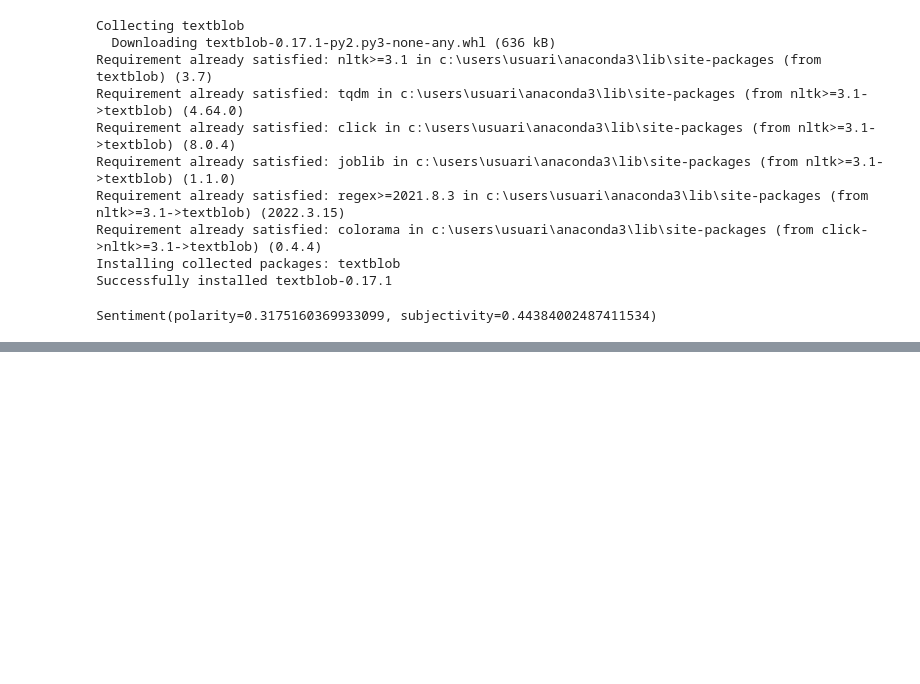
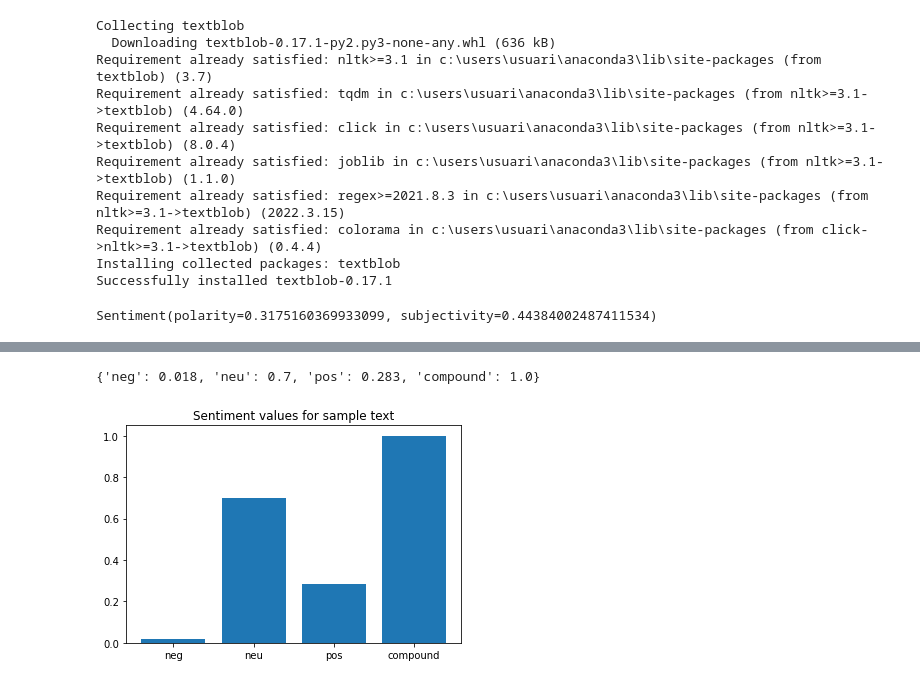
Before and after one commit to Cmon3/ITAcademy_homework, a Jupyter notebook: Sprint 9/Sentiment Analysis/Tasca M9 T01.ipynb, the cells around one changed output, grey strips where cells are left out. Drawn from its saved outputs; the diff is of its cells as text; code cells hidden in the pictures; blank space fills up the shorter version.

```diff
--- a/Sprint 9/Sentiment Analysis/Tasca M9 T01.ipynb
+++ b/Sprint 9/Sentiment Analysis/Tasca M9 T01.ipynb
@@ -205,0 +206,5 @@ Sentiment(polarity=0.3175160369933099, subjectivity=0.44384002487411534)
+# %%
+from nltk.sentiment import SentimentIntensityAnalyzer
+nltk.download('vader_lexicon')
+
+sia = SentimentIntensityAnalyzer()
@@ -205,0 +214,17 @@ Sentiment(polarity=0.3175160369933099, subjectivity=0.44384002487411534)
+# %%
+data_plot = sia.polarity_scores(text)
+print(data_plot)
+# %% [output]
+{'neg': 0.018, 'neu': 0.7, 'pos': 0.283, 'compound': 1.0}
+# %%
+import matplotlib.pyplot as plt
+
+names = list(data_plot.keys())
+values = list(data_plot.values())
+
+plt.bar(range(len(data_plot)), values, tick_label=names)
+plt.title('Sentiment values for sample text')
+
+plt.show()
+# %% [output]
+[figure, added]
```
Also changed, not shown: parts of 5 cells of this notebook.
